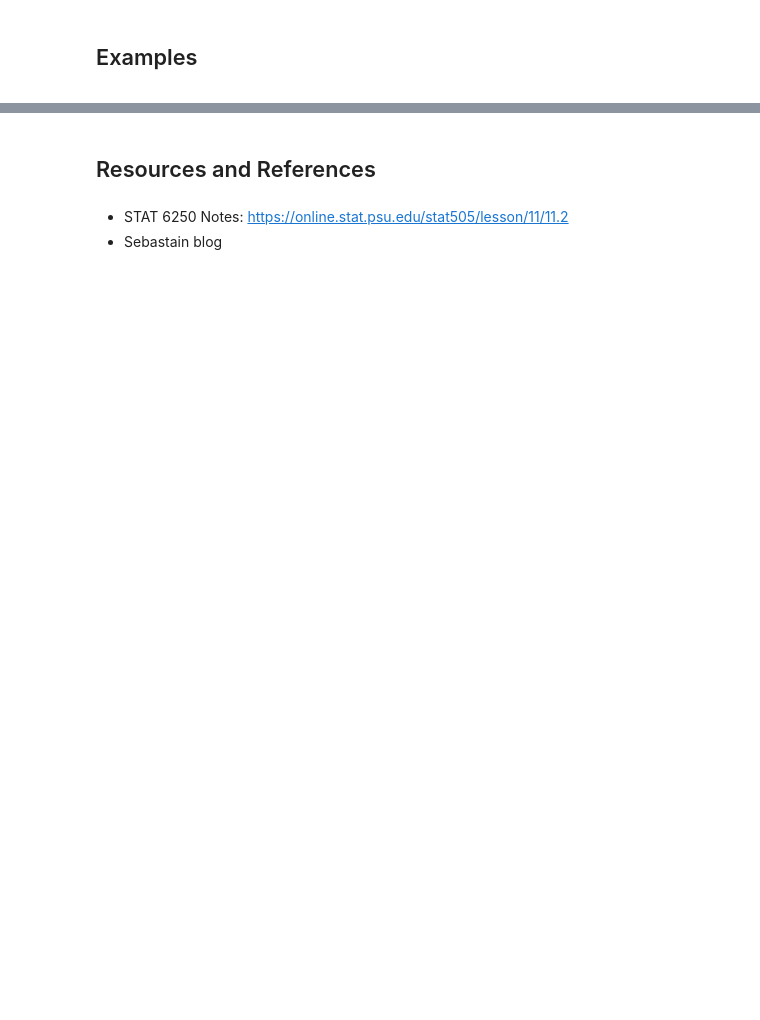
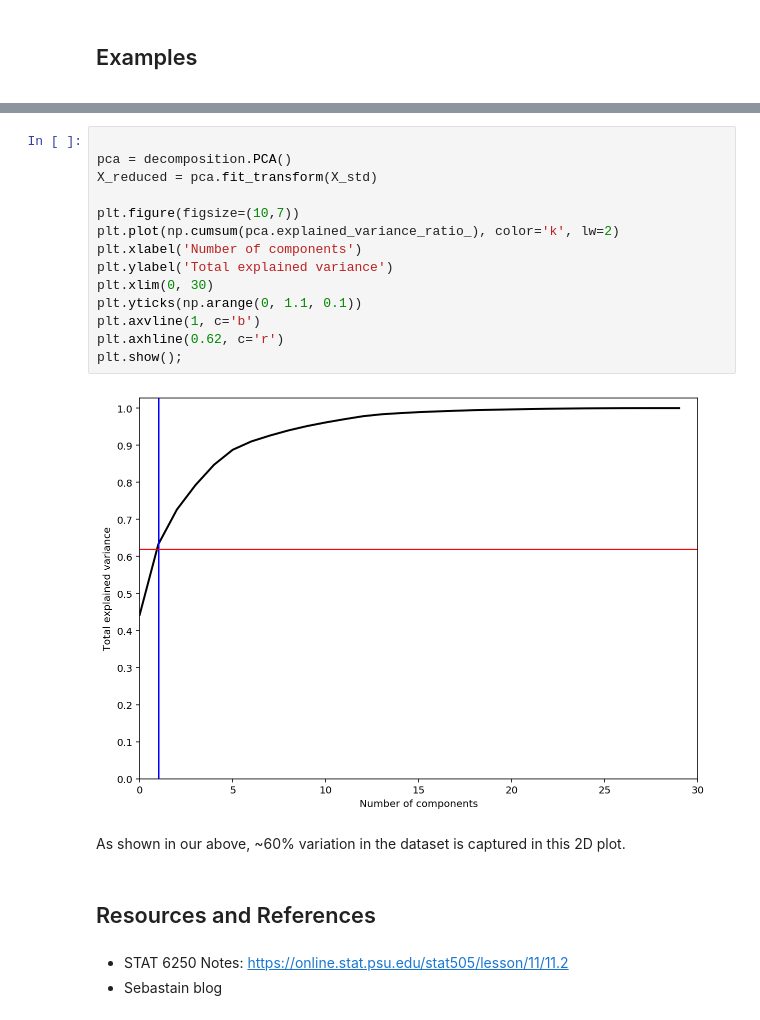
Before and after one commit to obifarin/machine-learning.ainotes, a Jupyter notebook: 14_PCA.ipynb, the cells around one changed output, grey strips where cells are left out. Saved outputs shown, nothing was run; the diff lists cells and outputs as text; blank space fills up the shorter version.

```diff
--- a/14_PCA.ipynb
+++ b/14_PCA.ipynb
@@ -351,3 +309,21 @@ Text(0.5, 1.0, 'Breast Cancer Classification PCA projection')
+# %%
+
+pca = decomposition.PCA()
+X_reduced = pca.fit_transform(X_std)
+
+plt.figure(figsize=(10,7))
+plt.plot(np.cumsum(pca.explained_variance_ratio_), color='k', lw=2)
+plt.xlabel('Number of components')
+plt.ylabel('Total explained variance')
+plt.xlim(0, 30)
+plt.yticks(np.arange(0, 1.1, 0.1))
+plt.axvline(1, c='b')
+plt.axhline(0.62, c='r')
+plt.show();
+# %% [output]
+[figure, added]
+# %% [markdown]
+As shown in our above, ~60% variation in the dataset is captured in this 2D plot.
 # %% [markdown]
 ## Resources and References
 # %% [markdown]
```
Also changed, not shown: parts of 18 cells of this notebook.
